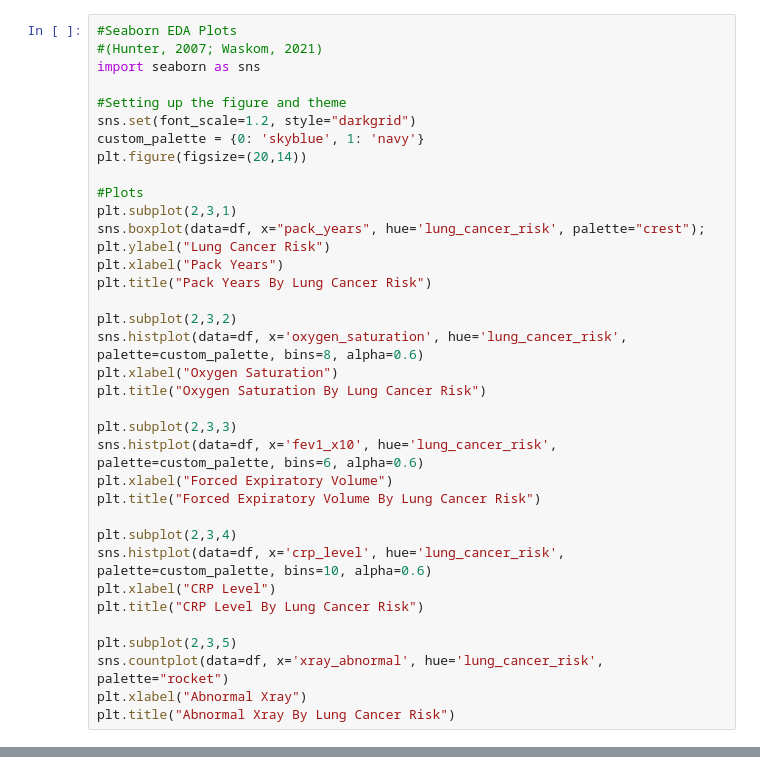
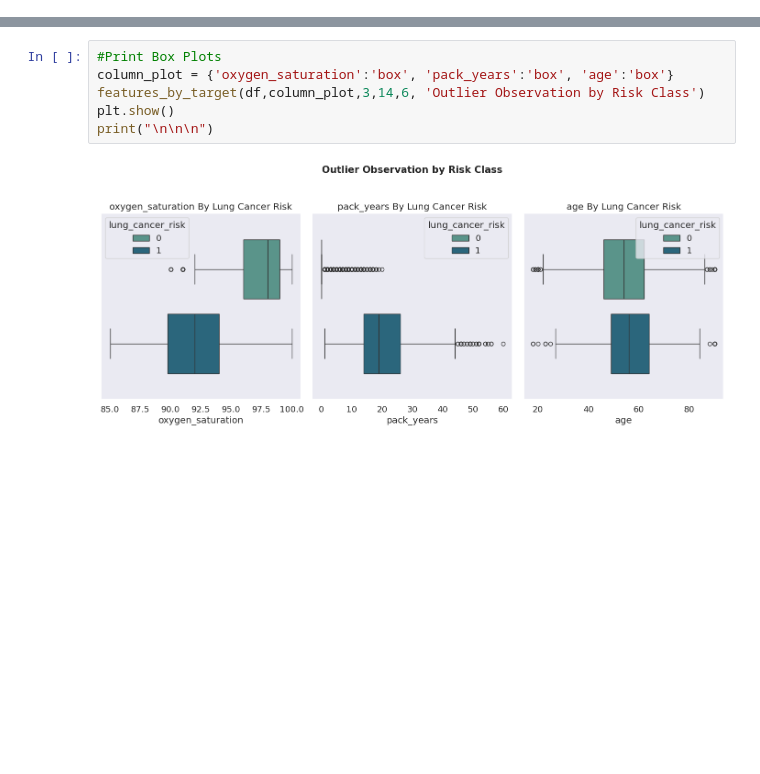
Before and after one commit to parkco34/aai_500_team_project, a Jupyter notebook: MSAAI_500_Notebook.ipynb, the cells around one changed output, grey strips where cells are left out. Drawn from its saved outputs; the diff is of its cells as text; blank space fills up the shorter version.

```diff
--- a/MSAAI_500_Notebook.ipynb
+++ b/MSAAI_500_Notebook.ipynb
@@ -412,36 +163,0 @@ flex_corr_matrix(
-# %%
-#Seaborn EDA Plots
-#(Hunter, 2007; Waskom, 2021)
-import seaborn as sns
-
-#Setting up the figure and theme
-sns.set(font_scale=1.2, style="darkgrid")
-custom_palette = {0: 'skyblue', 1: 'navy'}
-plt.figure(figsize=(20,14))
-
-#Plots
-plt.subplot(2,3,1)
-sns.boxplot(data=df, x="pack_years", hue='lung_cancer_risk', palette="crest");
-plt.ylabel("Lung Cancer Risk")
-plt.xlabel("Pack Years")
-plt.title("Pack Years By Lung Cancer Risk")
-
-plt.subplot(2,3,2)
-sns.histplot(data=df, x='oxygen_saturation', hue='lung_cancer_risk', palette=custom_palette, bins=8, alpha=0.6)
-plt.xlabel("Oxygen Saturation")
-plt.title("Oxygen Saturation By Lung Cancer Risk")
-
-plt.subplot(2,3,3)
-sns.histplot(data=df, x='fev1_x10', hue='lung_cancer_risk',  palette=custom_palette, bins=6, alpha=0.6)
-plt.xlabel("Forced Expiratory Volume")
-plt.title("Forced Expiratory Volume By Lung Cancer Risk")
-
-plt.subplot(2,3,4)
-sns.histplot(data=df, x='crp_level', hue='lung_cancer_risk',  palette=custom_palette, bins=10, alpha=0.6)
-plt.xlabel("CRP Level")
-plt.title("CRP Level By Lung Cancer Risk")
-
-plt.subplot(2,3,5)
-sns.countplot(data=df, x='xray_abnormal', hue='lung_cancer_risk', palette="rocket")
-plt.xlabel("Abnormal Xray")
-plt.title("Abnormal Xray By Lung Cancer Risk")
@@ -456,0 +284,8 @@ Waskom, M. L. (2021). seaborn: Statistical data visualization. Journal of Open S
+# %%
+#Print Box Plots
+column_plot = {'oxygen_saturation':'box', 'pack_years':'box', 'age':'box'}
+features_by_target(df,column_plot,3,14,6, 'Outlier Observation by Risk Class')
+plt.show()
+print("\n\n\n")
+# %% [output]
+[figure, added]
```
Also changed, not shown: parts of 17 cells of this notebook.
